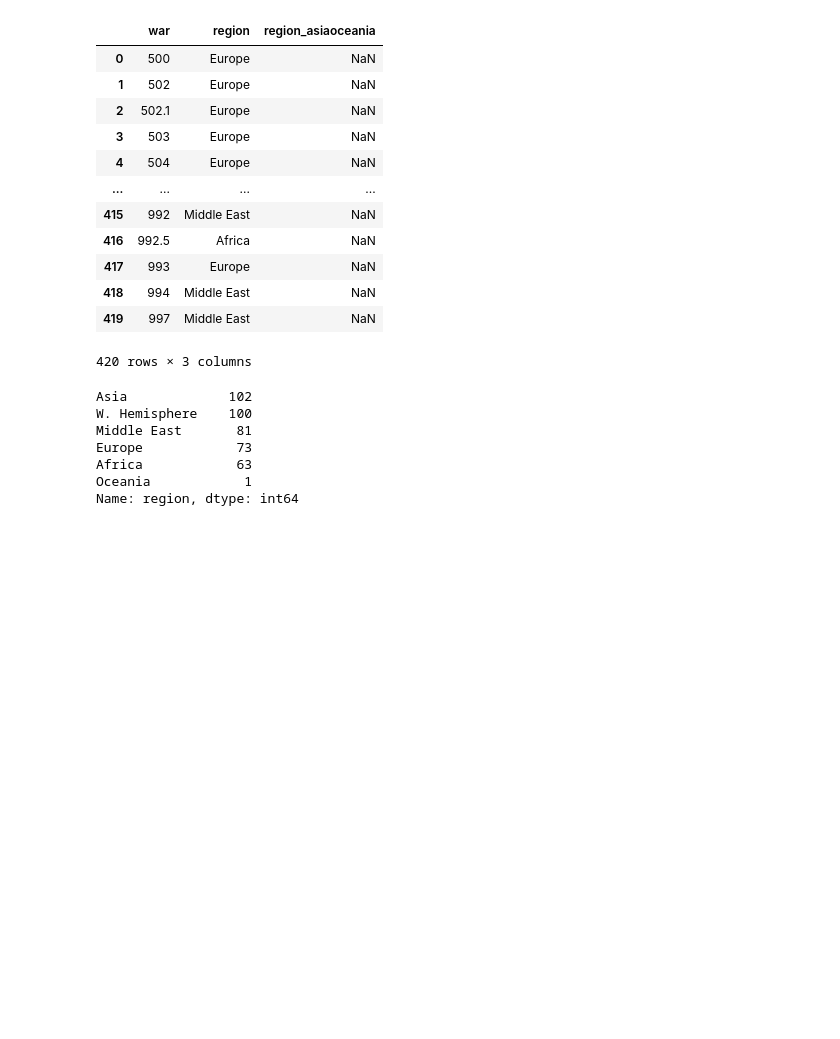
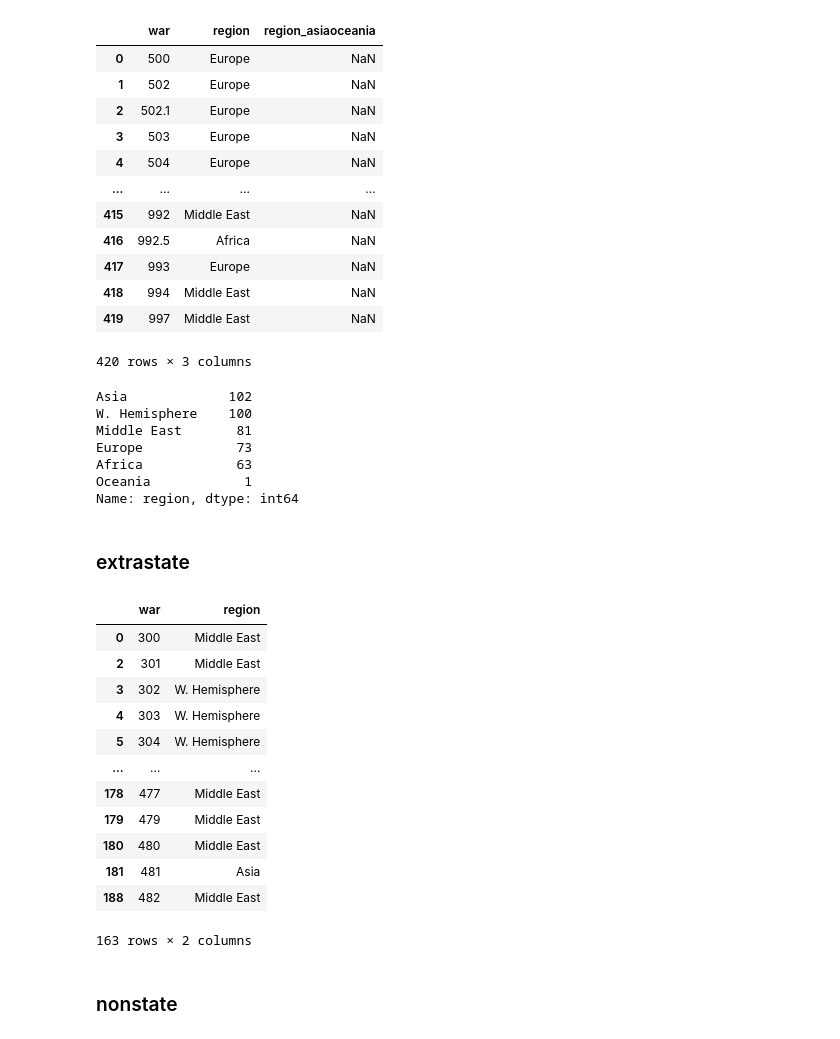
Before and after one commit to jenna-jordan/correlates-of-war, a Jupyter notebook: Wrangle/war.ipynb, the cells around one changed output. Cells and saved outputs as stored; diff of their text form; code cells hidden in the pictures; blank space fills up the shorter version.

```diff
--- a/Wrangle/war.ipynb
+++ b/Wrangle/war.ipynb
@@ -18,13 +18,10 @@
 import pandas as pd
 import numpy as np
 # %%
-dfInterStateWar = pd.read_csv("../Data/Raw/Inter-StateWarData_v4.0.csv", encoding='utf-8', na_values=[-7, -8, -9], dtype={"WarNum": str})
-dfIntraStateWar = pd.read_csv("../Data/Raw/INTRA-STATE WARS v5.1 CSV.csv", encoding='latin-1', na_values=[-7, -8, -9], dtype={"WarNum": str, "Intnl": bool})
-dfIntraStateWarPar = pd.read_csv("../Data/Raw/INTRA-STATE_State_participants v5.1 CSV.csv", encoding='latin-1', na_values=[-7, -8, -9], dtype={"WarNum": str})
-dfExtraStateWar = pd.read_csv("../Data/Raw/Extra-StateWarData_v4.0.csv", encoding='latin-1', na_values=[-7, -8, -9], dtype={"WarNum": str, "Interven": bool})
-dfNonStateWar = pd.read_csv("../Data/Raw/Non-StateWarData_v4.0.csv", encoding='utf-8', na_values=[-7, -8, -9], dtype={"WarNum": str})
-
-dfPolities = pd.read_csv("../Data/polity.csv", encoding='utf-8')
+dfInterStateWar = pd.read_csv("../Data/Raw/Inter-StateWarData_v4.0.csv", encoding='utf-8', na_values=[-7, -8, -9], dtype={"WarNum": str, "TransFrom": str, "TransTo": str})
+dfIntraStateWar = pd.read_csv("../Data/Raw/INTRA-STATE WARS v5.1 CSV.csv", encoding='latin-1', na_values=[-7, -8, -9], dtype={"WarNum": str, "Intnl": bool, "TransFrom": str, "TransTo": str})
+dfExtraStateWar = pd.read_csv("../Data/Raw/Extra-StateWarData_v4.0.csv", encoding='latin-1', na_values=[-7, -8, -9], dtype={"WarNum": str, "Interven": bool, "TransFrom": str, "TransTo": str})
+dfNonStateWar = pd.read_csv("../Data/Raw/Non-StateWarData_v4.0.csv", encoding='utf-8', na_values=[-7, -8, -9], dtype={"WarNum": str, "TransFrom": str, "TransTo": str})
 # %% [markdown]
 ## Create "war" table
 
@@ -258,3 +284,28 @@ Europe            73
 Africa            63
 Oceania            1
 Name: region, dtype: int64
+# %% [markdown]
+### extrastate
+# %%
+dfExtraLoc = dfExtraStateWar[["WarNum", "WhereFought"]].drop_duplicates().rename(columns={"WarNum":"war", "WhereFought": "region"})
+# %%
+region_map_values_extrastate = {1: 'W. Hemisphere', 2: 'Europe', 4: 'Africa', 6: 'Middle East', 7: 'Asia', 9: 'Oceania'}
+dfExtraLoc['region'] = dfExtraLoc['region'].replace(region_map_values_extrastate)
+
+dfExtraLoc
+# %% [output]
+|  | war | region |
+| 0 | 300 | Middle East |
+| 2 | 301 | Middle East |
+| 3 | 302 | W. Hemisphere |
+| 4 | 303 | W. Hemisphere |
+| 5 | 304 | W. Hemisphere |
+| ... | ... | ... |
+| 178 | 477 | Middle East |
+| 179 | 479 | Middle East |
+| 180 | 480 | Middle East |
+| 181 | 481 | Asia |
+| 188 | 482 | Middle East |
+163 rows × 2 columns
+# %% [markdown]
+### nonstate
```
Also changed, not shown: parts of 22 cells of this notebook, 5 other files.
